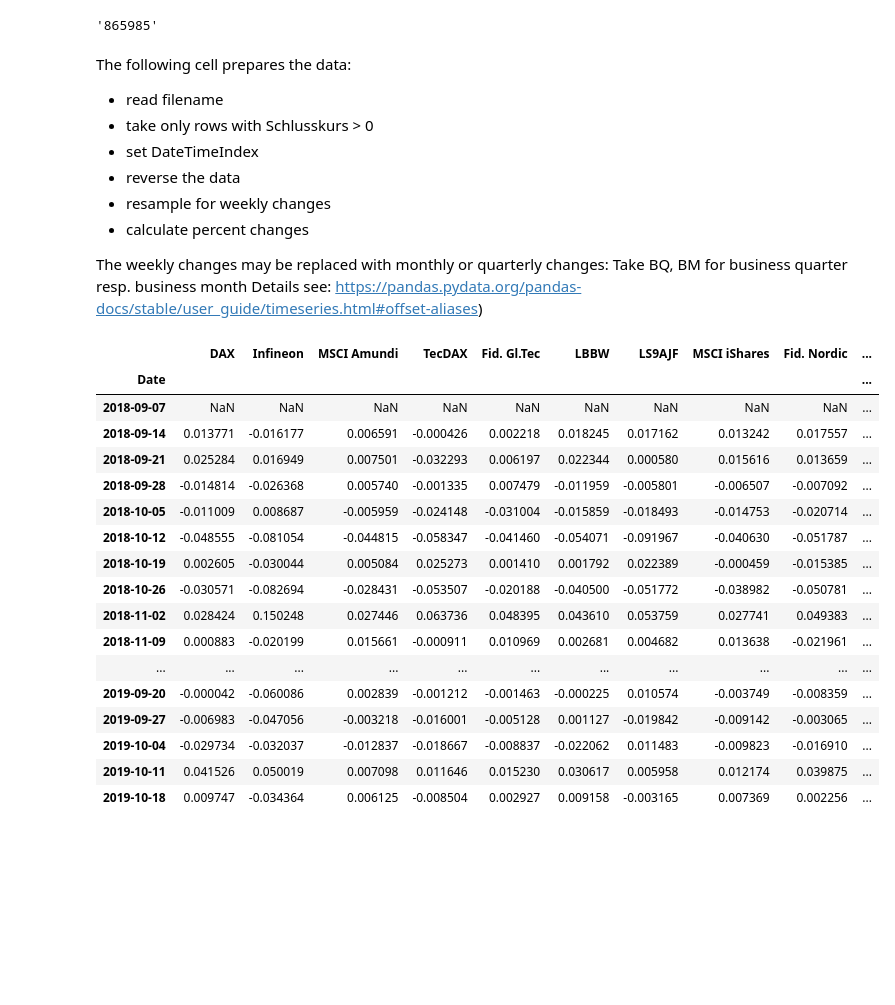
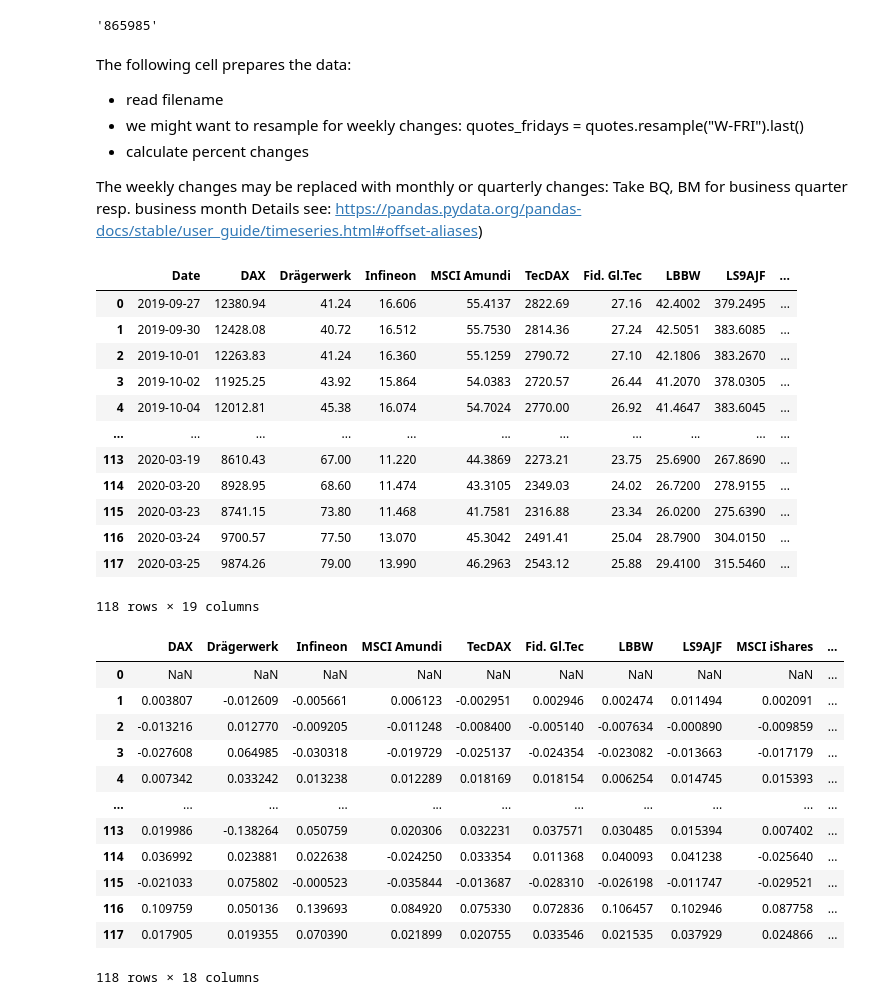
Before and after one commit to stfsee/Correlation, a Jupyter notebook: Correlation.ipynb, the cells around one changed output. Saved outputs shown, nothing was run; the diff lists cells and outputs as text; code cells hidden in the pictures; blank space fills up the shorter version.

Commit message:
use merge to adjust time series

```diff
--- a/Correlation.ipynb
+++ b/Correlation.ipynb
@@ -54,50 +74,46 @@ name2wkn['Apple']
 data_dir = "data/"
 
 def get_filename(wp_name):
-    return  data_dir+"wkn_"+name2wkn[wp_name]+"_historic.csv"
+    return  data_dir+name2wkn[wp_name]+".csv"
 # %% [markdown]
 The following cell prepares the data:
 - read filename
-- take only rows with Schlusskurs > 0
-- set DateTimeIndex
-- reverse the data
-- resample for weekly changes
+- we might want to resample for weekly changes: quotes_fridays = quotes.resample("W-FRI").last()
 - calculate percent changes
 
 The weekly changes may be replaced with monthly or quarterly changes:
 Take BQ, BM for business quarter resp. business month
 Details see: https://pandas.pydata.org/pandas-docs/stable/user_guide/timeseries.html#offset-aliases)
 # %%
-wp_names = ["DAX","Infineon","MSCI Amundi","TecDAX", "Fid. Gl.Tec", "LBBW","LS9AJF", "MSCI iShares","Fid. Nordic",
+sec_names = ["DAX","Drägerwerk","Infineon","MSCI Amundi","TecDAX", "Fid. Gl.Tec", "LBBW","LS9AJF", "MSCI iShares","Fid. Nordic",
             "DTE", "Brent Oil", "Fid. Eur Gr.", "DWS Akt. St. DL","XTr MinVol","SEB Nordic Small Caps", "Öko Klima", "Ökovision"]
-i=0
+
+
+merged = pd.DataFrame()
 pct_changes = pd.DataFrame()
-for wp_name in wp_names:
-    filename = get_filename(wp_name)
-    qu = pd.read_csv(filename, sep=";", converters=converter)
-    qu = qu[qu['Schlusskurs'] > 0]
-    qu['Date'] = pd.to_datetime(qu['Datum'])
-    qu.set_index('Date', inplace=True)
-    qu_rev = qu[::-1]['Schlusskurs'].copy()
-    qu_rev_fridays = qu_rev.resample("W-FRI").last()
-    pct_changes[wp_name] = qu_rev_fridays.pct_change().copy()
-pct_changes
+last_suffix = ''
+for e in sec_names:
+    quotes = pd.read_csv(get_filename(e), sep=';', header=0)
+    if merged.size == 0:
+        merged = quotes
+    else:
+        merged = pd.merge(merged, quotes, on='Date', suffixes=(last_suffix,'_'+e))
+    last_suffix = '_'+e
+
+merged.columns=["Date"]+sec_names
+
+merged
 # %% [output]
-|  | DAX | Infineon | MSCI Amundi | TecDAX | Fid. Gl.Tec | LBBW | LS9AJF | MSCI iShares | Fid. Nordic | ... |
-| Date |  |  |  |  |  |  |  |  |  | ... |
-| 2018-09-07 | NaN | NaN | NaN | NaN | NaN | NaN | NaN | NaN | NaN | ... |
-| 2018-09-14 | 0.013771 | -0.016177 | 0.006591 | -0.000426 | 0.002218 | 0.018245 | 0.017162 | 0.013242 | 0.017557 | ... |
-| 2018-09-21 | 0.025284 | 0.016949 | 0.007501 | -0.032293 | 0.006197 | 0.022344 | 0.000580 | 0.015616 | 0.013659 | ... |
-| 2018-09-28 | -0.014814 | -0.026368 | 0.005740 | -0.001335 | 0.007479 | -0.011959 | -0.005801 | -0.006507 | -0.007092 | ... |
-| 2018-10-05 | -0.011009 | 0.008687 | -0.005959 | -0.024148 | -0.031004 | -0.015859 | -0.018493 | -0.014753 | -0.020714 | ... |
-| 2018-10-12 | -0.048555 | -0.081054 | -0.044815 | -0.058347 | -0.041460 | -0.054071 | -0.091967 | -0.040630 | -0.051787 | ... |
-| 2018-10-19 | 0.002605 | -0.030044 | 0.005084 | 0.025273 | 0.001410 | 0.001792 | 0.022389 | -0.000459 | -0.015385 | ... |
-| 2018-10-26 | -0.030571 | -0.082694 | -0.028431 | -0.053507 | -0.020188 | -0.040500 | -0.051772 | -0.038982 | -0.050781 | ... |
-| 2018-11-02 | 0.028424 | 0.150248 | 0.027446 | 0.063736 | 0.048395 | 0.043610 | 0.053759 | 0.027741 | 0.049383 | ... |
-| 2018-11-09 | 0.000883 | -0.020199 | 0.015661 | -0.000911 | 0.010969 | 0.002681 | 0.004682 | 0.013638 | -0.021961 | ... |
+|  | Date | DAX | Drägerwerk | Infineon | MSCI Amundi | TecDAX | Fid. Gl.Tec | LBBW | LS9AJF | ... |
+| 0 | 2019-09-27 | 12380.94 | 41.24 | 16.606 | 55.4137 | 2822.69 | 27.16 | 42.4002 | 379.2495 | ... |
+| 1 | 2019-09-30 | 12428.08 | 40.72 | 16.512 | 55.7530 | 2814.36 | 27.24 | 42.5051 | 383.6085 | ... |
+| 2 | 2019-10-01 | 12263.83 | 41.24 | 16.360 | 55.1259 | 2790.72 | 27.10 | 42.1806 | 383.2670 | ... |
+| 3 | 2019-10-02 | 11925.25 | 43.92 | 15.864 | 54.0383 | 2720.57 | 26.44 | 41.2070 | 378.0305 | ... |
+| 4 | 2019-10-04 | 12012.81 | 45.38 | 16.074 | 54.7024 | 2770.00 | 26.92 | 41.4647 | 383.6045 | ... |
 | ... | ... | ... | ... | ... | ... | ... | ... | ... | ... | ... |
-| 2019-09-20 | -0.000042 | -0.060086 | 0.002839 | -0.001212 | -0.001463 | -0.000225 | 0.010574 | -0.003749 | -0.008359 | ... |
-| 2019-09-27 | -0.006983 | -0.047056 | -0.003218 | -0.016001 | -0.005128 | 0.001127 | -0.019842 | -0.009142 | -0.003065 | ... |
-| 2019-10-04 | -0.029734 | -0.032037 | -0.012837 | -0.018667 | -0.008837 | -0.022062 | 0.011483 | -0.009823 | -0.016910 | ... |
-| 2019-10-11 | 0.041526 | 0.050019 | 0.007098 | 0.011646 | 0.015230 | 0.030617 | 0.005958 | 0.012174 | 0.039875 | ... |
-| 2019-10-18 | 0.009747 | -0.034364 | 0.006125 | -0.008504 | 0.002927 | 0.009158 | -0.003165 | 0.007369 | 0.002256 | ... |
+| 113 | 2020-03-19 | 8610.43 | 67.00 | 11.220 | 44.3869 | 2273.21 | 23.75 | 25.6900 | 267.8690 | ... |
+| 114 | 2020-03-20 | 8928.95 | 68.60 | 11.474 | 43.3105 | 2349.03 | 24.02 | 26.7200 | 278.9155 | ... |
+| 115 | 2020-03-23 | 8741.15 | 73.80 | 11.468 | 41.7581 | 2316.88 | 23.34 | 26.0200 | 275.6390 | ... |
+| 116 | 2020-03-24 | 9700.57 | 77.50 | 13.070 | 45.3042 | 2491.41 | 25.04 | 28.7900 | 304.0150 | ... |
+| 117 | 2020-03-25 | 9874.26 | 79.00 | 13.990 | 46.2963 | 2543.12 | 25.88 | 29.4100 | 315.5460 | ... |
+118 rows × 19 columns
@@ -104,3 +124,19 @@ pct_changes
+# %%
+pct_changes
+# %% [output]
+|  | DAX | Drägerwerk | Infineon | MSCI Amundi | TecDAX | Fid. Gl.Tec | LBBW | LS9AJF | MSCI iShares | ... |
+| 0 | NaN | NaN | NaN | NaN | NaN | NaN | NaN | NaN | NaN | ... |
+| 1 | 0.003807 | -0.012609 | -0.005661 | 0.006123 | -0.002951 | 0.002946 | 0.002474 | 0.011494 | 0.002091 | ... |
+| 2 | -0.013216 | 0.012770 | -0.009205 | -0.011248 | -0.008400 | -0.005140 | -0.007634 | -0.000890 | -0.009859 | ... |
+| 3 | -0.027608 | 0.064985 | -0.030318 | -0.019729 | -0.025137 | -0.024354 | -0.023082 | -0.013663 | -0.017179 | ... |
+| 4 | 0.007342 | 0.033242 | 0.013238 | 0.012289 | 0.018169 | 0.018154 | 0.006254 | 0.014745 | 0.015393 | ... |
+| ... | ... | ... | ... | ... | ... | ... | ... | ... | ... | ... |
+| 113 | 0.019986 | -0.138264 | 0.050759 | 0.020306 | 0.032231 | 0.037571 | 0.030485 | 0.015394 | 0.007402 | ... |
+| 114 | 0.036992 | 0.023881 | 0.022638 | -0.024250 | 0.033354 | 0.011368 | 0.040093 | 0.041238 | -0.025640 | ... |
+| 115 | -0.021033 | 0.075802 | -0.000523 | -0.035844 | -0.013687 | -0.028310 | -0.026198 | -0.011747 | -0.029521 | ... |
+| 116 | 0.109759 | 0.050136 | 0.139693 | 0.084920 | 0.075330 | 0.072836 | 0.106457 | 0.102946 | 0.087758 | ... |
+| 117 | 0.017905 | 0.019355 | 0.070390 | 0.021899 | 0.020755 | 0.033546 | 0.021535 | 0.037929 | 0.024866 | ... |
+118 rows × 18 columns
 # %%
 corr = pct_changes.corr()
 corr
```
Also changed, not shown: parts of 8 cells of this notebook.
